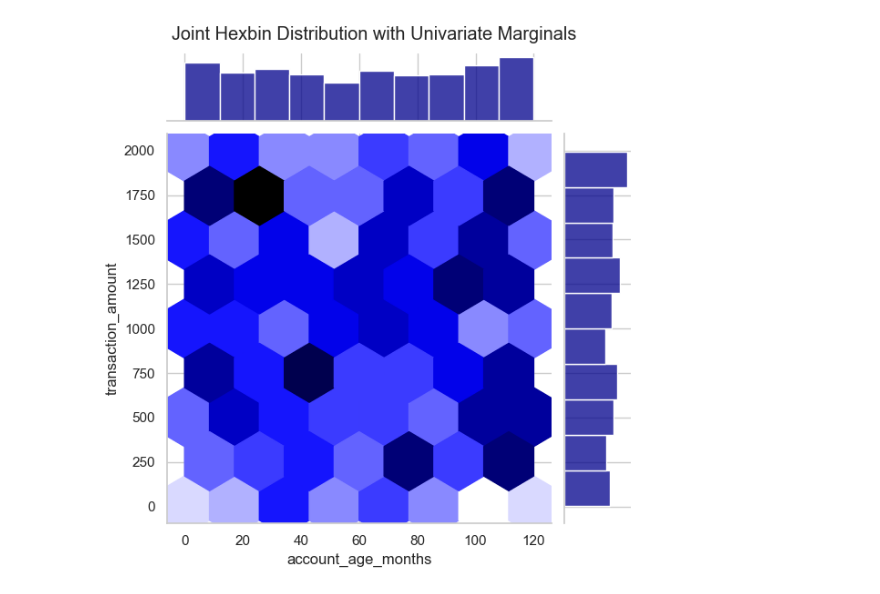
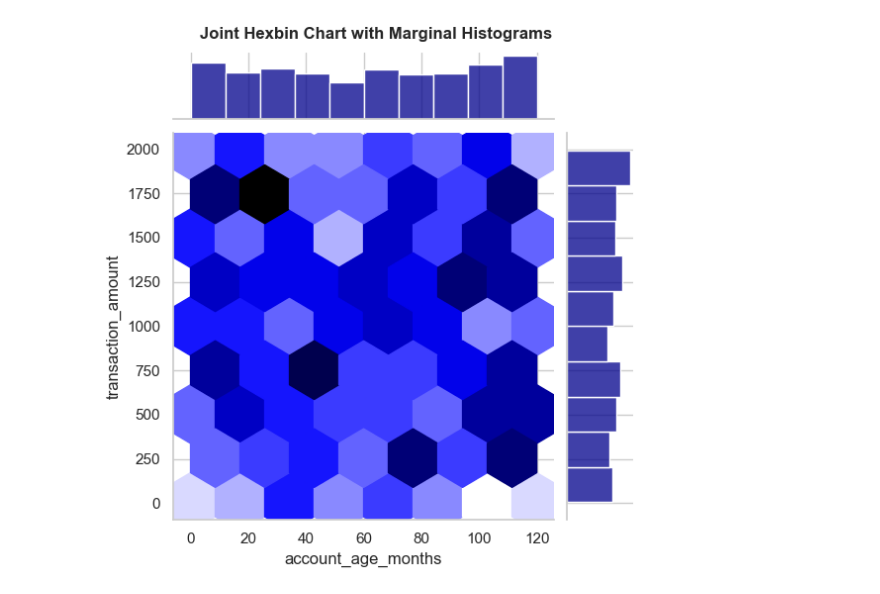
Before and after one commit to iankurbhatt/investigate-pandas, a Jupyter notebook: investigate_data_visualization/seaborn_matrix_joint_grids.ipynb, the cells around one changed output. Cells and saved outputs as stored; diff of their text form; code cells hidden in the pictures.

```diff
--- a/investigate_data_visualization/seaborn_matrix_joint_grids.ipynb
+++ b/investigate_data_visualization/seaborn_matrix_joint_grids.ipynb
@@ -12,5 +16,5 @@ This interactive revision guide uses `data/raw_transactions.csv` with 1-to-1 ato
 # %%
-# Setup imports & dataset loading from raw_transactions.csv
+# Step 1: Import all necessary libraries
 %matplotlib inline
 import pandas as pd
 import numpy as np
@@ -20,18 +24,23 @@ import plotly.express as px
 import plotly.graph_objects as go
 from plotly.subplots import make_subplots
 import os
-import sys
 
+# Step 2: Set clean visual defaults
 sns.set_theme(style='whitegrid')
 plt.rcParams['figure.figsize'] = (8, 4)
+plt.rcParams['font.size'] = 10
 
+# Step 3: Load the transactions dataset
 csv_path = 'data/raw_transactions.csv' if os.path.exists('data/raw_transactions.csv') else '../data/raw_transactions.csv'
 df = pd.read_csv(csv_path)
+
+# Step 4: Ensure dates and numeric values are clean
 df['transaction_date'] = pd.to_datetime(df['transaction_date'], format='mixed', errors='coerce')
 df['transaction_amount'] = pd.to_numeric(df['transaction_amount'], errors='coerce')
 df['account_age_months'] = pd.to_numeric(df['account_age_months'], errors='coerce')
 df['is_fraud'] = pd.to_numeric(df['is_fraud'], errors='coerce').fillna(0).astype(int)
 df = df.dropna(subset=['transaction_amount', 'transaction_date']).reset_index(drop=True)
 
-print(f"Loaded {len(df)} cleaned transaction records from {csv_path}")
+print(f"✅ Successfully loaded {len(df)} transactions from {csv_path}")
+df.head(3)
 # %% [output]
@@ -69,6 +110,7 @@ plt.show()
 # %%
-g = sns.jointplot(df.head(400), x='account_age_months', y='transaction_amount', kind='hex', color='darkblue', height=6)
-g.fig.suptitle('Joint Hexbin Distribution with Univariate Marginals', y=1.02)
+g = sns.jointplot(data=df.head(400), x='account_age_months', y='transaction_amount', kind='hex', color='darkblue', height=5.5)
+g.fig.suptitle('Joint Hexbin Chart with Marginal Histograms', y=1.02, fontsize=12, fontweight='bold')
+
 plt.show()
 # %% [output]
-[figure, old version]
+[figure, new version]
```
Also changed, not shown: parts of 23 cells of this notebook, 5 other files.
